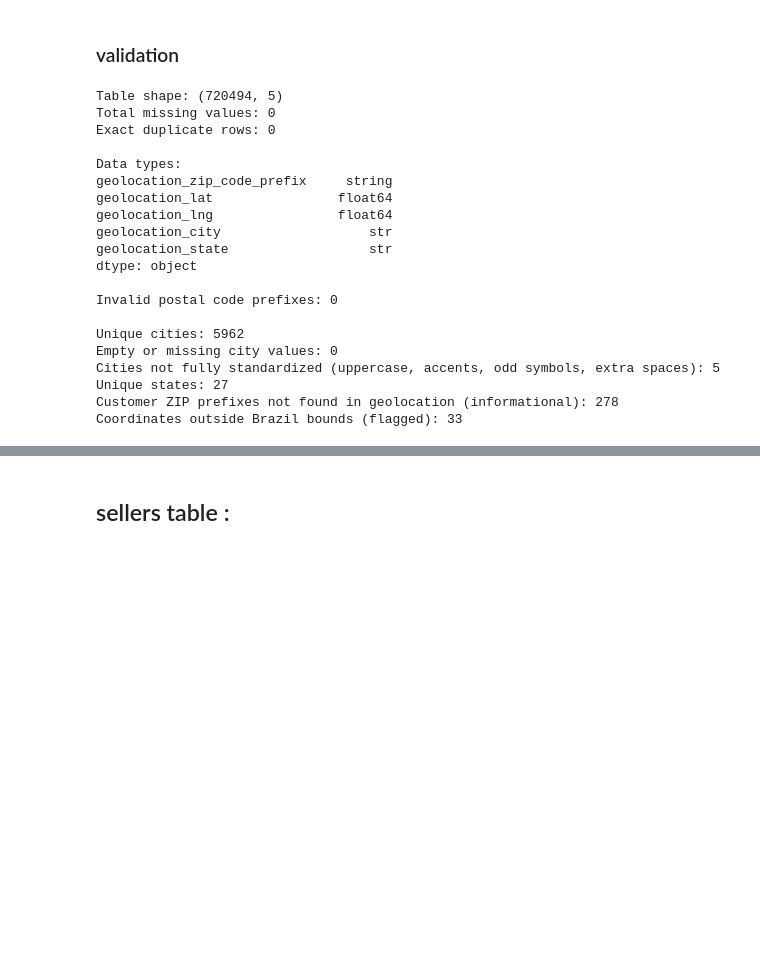
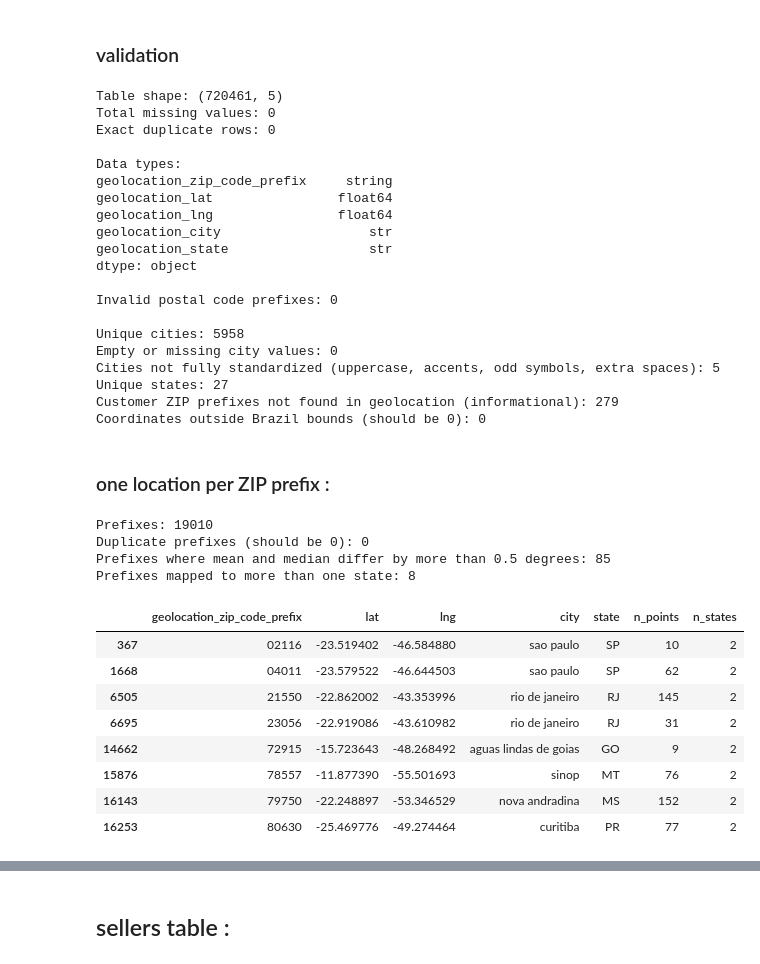
Before and after one commit to Abolfazl-Moradi006/Olist-data-analysis, a Jupyter notebook: Notebooks/2_data_cleaning.ipynb, the cells around one changed output, grey strips where cells are left out. Cells and saved outputs as stored; diff of their text form; code cells hidden in the pictures; blank space fills up the shorter version.

```diff
--- a/Notebooks/2_data_cleaning.ipynb
+++ b/Notebooks/2_data_cleaning.ipynb
@@ -1470,0 +1533,14 @@ Final shape: (720494, 5)
+# %%
+#points outside Brazil's approximate bounds
+df = geolocation_clean
+
+out_of_brazil = ~(
+    df["geolocation_lat"].between(-33.75, 5.27)
+    & df["geolocation_lng"].between(-73.99, -34.79)
+)
+print("Coordinates outside Brazil bounds:", out_of_brazil.sum())
+display(df.loc[out_of_brazil, "geolocation_state"].value_counts().head())
+
+#remove them, since they would pull the location of their ZIP prefix far away
+geolocation_clean = df.loc[~out_of_brazil].reset_index(drop=True)
+print("Shape after removing them:", geolocation_clean.shape)
@@ -1522,9 +1612,9 @@ out_of_brazil = ~(
     df["geolocation_lat"].between(-33.75, 5.27)
     & df["geolocation_lng"].between(-73.99, -34.79)
 )
-print("Coordinates outside Brazil bounds (flagged):", out_of_brazil.sum())
+print("Coordinates outside Brazil bounds (should be 0):", out_of_brazil.sum())
 # %% [output]
-Table shape: (720494, 5)
+Table shape: (720461, 5)
 Total missing values: 0
 Exact duplicate rows: 0
 
@@ -1538,10 +1628,10 @@ dtype: object
 
 Invalid postal code prefixes: 0
 
-Unique cities: 5962
+Unique cities: 5958
 Empty or missing city values: 0
 Cities not fully standardized (uppercase, accents, odd symbols, extra spaces): 5
 Unique states: 27
-Customer ZIP prefixes not found in geolocation (informational): 278
-Coordinates outside Brazil bounds (flagged): 33
+Customer ZIP prefixes not found in geolocation (informational): 279
+Coordinates outside Brazil bounds (should be 0): 0
 # %%
@@ -1551,3 +1640,51 @@ df.to_csv("../Data/Processed/geolocation_clean.csv", index=False)
+# %% [markdown]
+### one location per ZIP prefix :
+# %%
+#one row per ZIP prefix, so other tables can join without multiplying rows
+#median is used instead of mean, because it is not pulled by a few distant points
+df = geolocation_clean
+
+geolocation_prefix = (
+    df.groupby("geolocation_zip_code_prefix")
+    .agg(
+        lat=("geolocation_lat", "median"),
+        lng=("geolocation_lng", "median"),
+        city=("geolocation_city", lambda s: s.mode().iloc[0]),
+        state=("geolocation_state", lambda s: s.mode().iloc[0]),
+        n_points=("geolocation_lat", "size"),
+        n_states=("geolocation_state", "nunique"),
+    )
+    .reset_index()
+)
+
+#how far the mean would have been from the median
+mean_coords = df.groupby("geolocation_zip_code_prefix")[["geolocation_lat", "geolocation_lng"]].mean()
+shift = np.hypot(
+    mean_coords["geolocation_lat"].values - geolocation_prefix["lat"].values,
+    mean_coords["geolocation_lng"].values - geolocation_prefix["lng"].values,
+)
+
+print("Prefixes:", len(geolocation_prefix))
+print("Duplicate prefixes (should be 0):", geolocation_prefix["geolocation_zip_code_prefix"].duplicated().sum())
+print("Prefixes where mean and median differ by more than 0.5 degrees:", (shift > 0.5).sum())
+print("Prefixes mapped to more than one state:", (geolocation_prefix["n_states"] > 1).sum())
+display(geolocation_prefix[geolocation_prefix["n_states"] > 1])
+
+geolocation_prefix.to_parquet(PROCESSED + "geolocation_prefix.parquet", index=False)
+# %% [output]
+Prefixes: 19010
+Duplicate prefixes (should be 0): 0
+Prefixes where mean and median differ by more than 0.5 degrees: 85
+Prefixes mapped to more than one state: 8
+|  | geolocation_zip_code_prefix | lat | lng | city | state | n_points | n_states |
+| 367 | 02116 | -23.519402 | -46.584880 | sao paulo | SP | 10 | 2 |
+| 1668 | 04011 | -23.579522 | -46.644503 | sao paulo | SP | 62 | 2 |
+| 6505 | 21550 | -22.862002 | -43.353996 | rio de janeiro | RJ | 145 | 2 |
+| 6695 | 23056 | -22.919086 | -43.610982 | rio de janeiro | RJ | 31 | 2 |
+| 14662 | 72915 | -15.723643 | -48.268492 | aguas lindas de goias | GO | 9 | 2 |
+| 15876 | 78557 | -11.877390 | -55.501693 | sinop | MT | 76 | 2 |
+| 16143 | 79750 | -22.248897 | -53.346529 | nova andradina | MS | 152 | 2 |
+| 16253 | 80630 | -25.469776 | -49.274464 | curitiba | PR | 77 | 2 |
 # %% [markdown]
 ### Data Cleaning Summary — Geolocation
 
```
Also changed, not shown: parts of 57 cells of this notebook, 14 other files.
